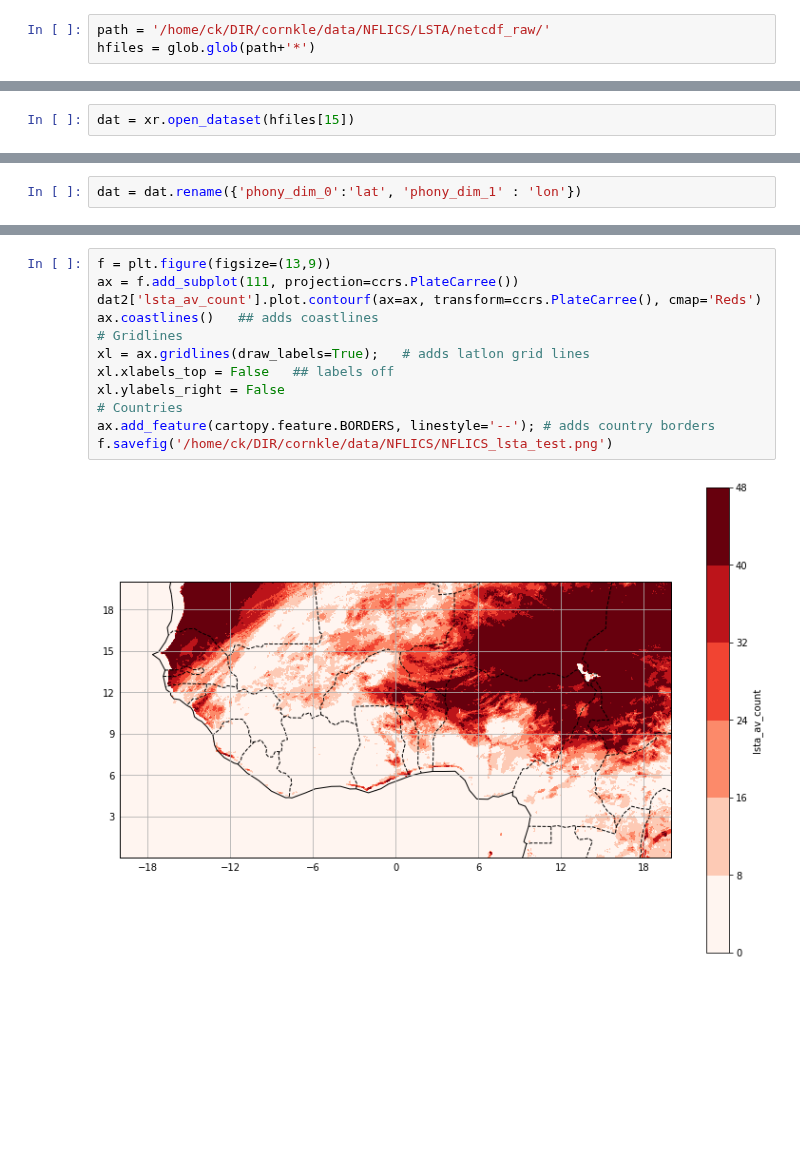
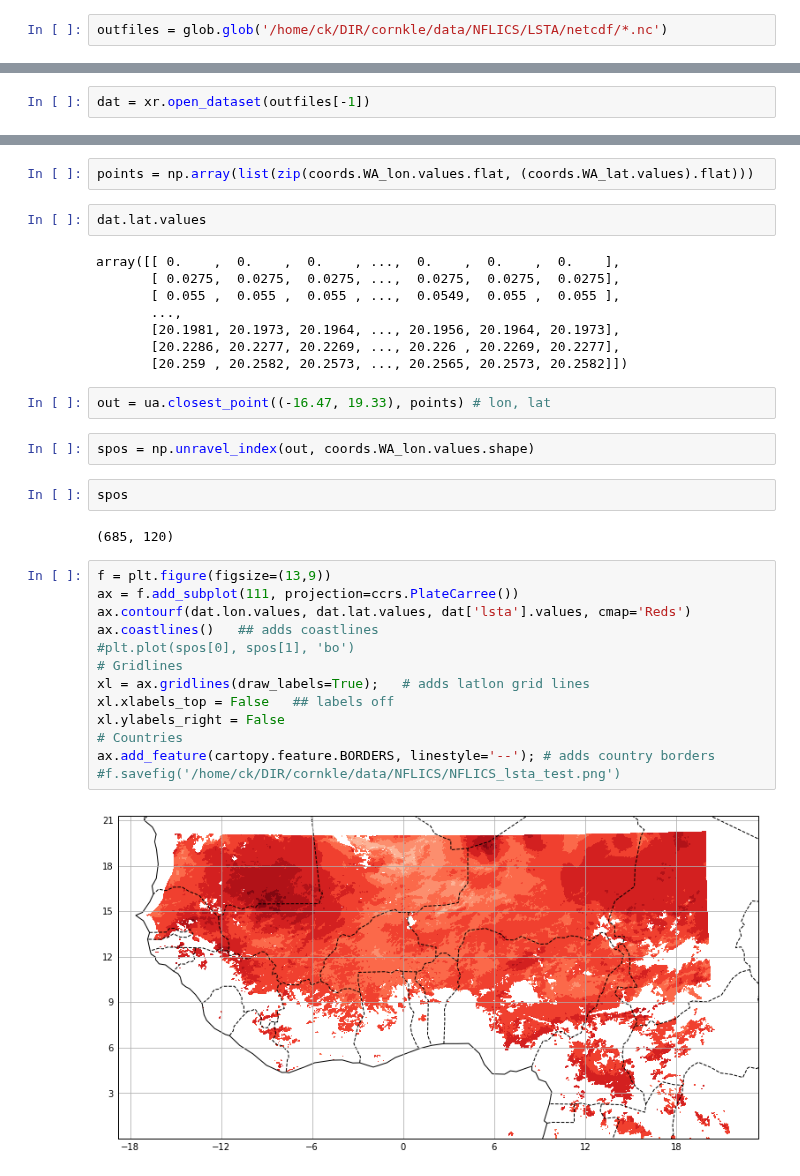
Before and after one commit to cornkle/proj_CEH, a Jupyter notebook: notebooks/NFLICS_LSTA_check.ipynb, the cells around one changed output, grey strips where cells are left out. Drawn from its saved outputs; the diff is of its cells as text; blank space fills up the shorter version.

```diff
--- a/notebooks/NFLICS_LSTA_check.ipynb
+++ b/notebooks/NFLICS_LSTA_check.ipynb
@@ -18,3 +74,2 @@ cd ..
 # %%
-path = '/home/ck/DIR/cornkle/data/NFLICS/LSTA/netcdf_raw/'
-hfiles = glob.glob(path+'*')
+outfiles = glob.glob('/home/ck/DIR/cornkle/data/NFLICS/LSTA/netcdf/*.nc')
@@ -41,2 +76,2 @@ hfiles
 # %%
-dat = xr.open_dataset(hfiles[15])
+dat = xr.open_dataset(outfiles[-1])
@@ -95,2 +90,0 @@ tab.head()
-# %%
-dat = dat.rename({'phony_dim_0':'lat', 'phony_dim_1' : 'lon'})
@@ -101,14 +91,35 @@ dat2 = uda.flip_lat(dat2)
+# %%
+points = np.array(list(zip(coords.WA_lon.values.flat, (coords.WA_lat.values).flat)))
+# %%
+dat.lat.values
+# %% [output]
+array([[ 0.    ,  0.    ,  0.    , ...,  0.    ,  0.    ,  0.    ],
+       [ 0.0275,  0.0275,  0.0275, ...,  0.0275,  0.0275,  0.0275],
+       [ 0.055 ,  0.055 ,  0.055 , ...,  0.0549,  0.055 ,  0.055 ],
+       ...,
+       [20.1981, 20.1973, 20.1964, ..., 20.1956, 20.1964, 20.1973],
+       [20.2286, 20.2277, 20.2269, ..., 20.226 , 20.2269, 20.2277],
+       [20.259 , 20.2582, 20.2573, ..., 20.2565, 20.2573, 20.2582]])
+# %%
+out = ua.closest_point((-16.47, 19.33), points) # lon, lat
+# %%
+spos = np.unravel_index(out, coords.WA_lon.values.shape)
+# %%
+spos
+# %% [output]
+(685, 120)
 # %%
 f = plt.figure(figsize=(13,9))
 ax = f.add_subplot(111, projection=ccrs.PlateCarree())
-dat2['lsta_av_count'].plot.contourf(ax=ax, transform=ccrs.PlateCarree(), cmap='Reds')
+ax.contourf(dat.lon.values, dat.lat.values, dat['lsta'].values, cmap='Reds')
 ax.coastlines()   ## adds coastlines
+#plt.plot(spos[0], spos[1], 'bo')
 # Gridlines
 xl = ax.gridlines(draw_labels=True);   # adds latlon grid lines
 xl.xlabels_top = False   ## labels off
 xl.ylabels_right = False
 # Countries
 ax.add_feature(cartopy.feature.BORDERS, linestyle='--'); # adds country borders
-f.savefig('/home/ck/DIR/cornkle/data/NFLICS/NFLICS_lsta_test.png')
+#f.savefig('/home/ck/DIR/cornkle/data/NFLICS/NFLICS_lsta_test.png')
 # %% [output]
-[figure, old version]
+[figure, new version]
```
Also changed, not shown: parts of 23 cells of this notebook, 16 other files.
